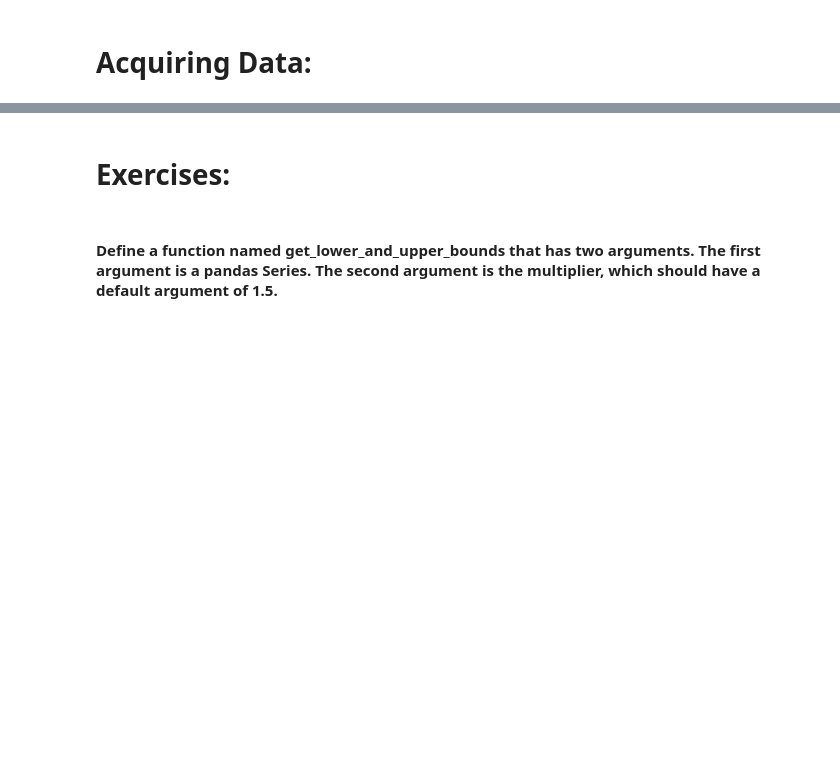
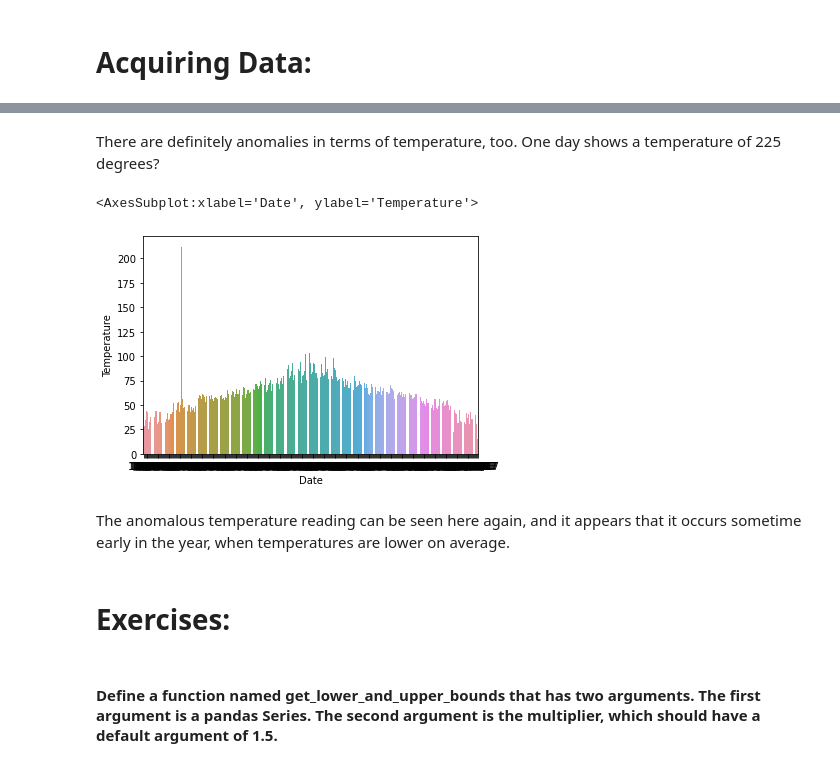
Before and after one commit to greg-maggard/anomaly_detection_exercises, a Jupyter notebook: continuous_probabilistic_methods.ipynb, the cells around one changed output, grey strips where cells are left out. Saved outputs shown, nothing was run; the diff lists cells and outputs as text; code cells hidden in the pictures; blank space fills up the shorter version.

```diff
--- a/continuous_probabilistic_methods.ipynb
+++ b/continuous_probabilistic_methods.ipynb
@@ -14,3 +33,13 @@ df.sample(3)
+# %% [markdown]
+There are definitely anomalies in terms of temperature, too. One day shows a temperature of 225 degrees?
+# %%
+#Plotting Temperature with Date:
+sns.barplot(data = df, x = 'Date', y = 'Temperature')
+# %% [output]
+<AxesSubplot:xlabel='Date', ylabel='Temperature'>
+[figure, added]
+# %% [markdown]
+The anomalous temperature reading can be seen here again, and it appears that it occurs sometime early in the year, when temperatures are lower on average.
 # %% [markdown]
 # Exercises:
 # %% [markdown]
```
Also changed, not shown: parts of 14 cells of this notebook.
